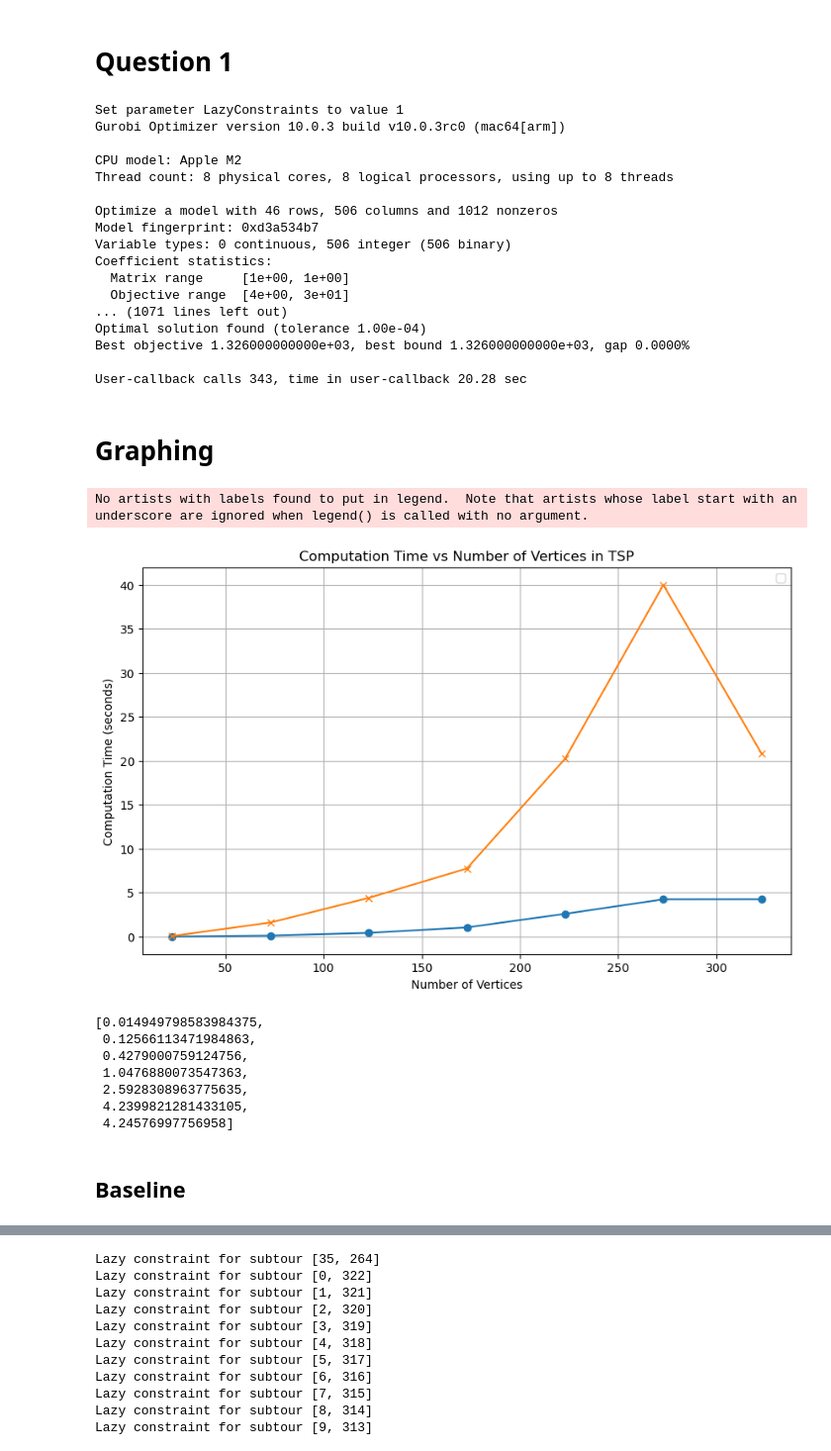
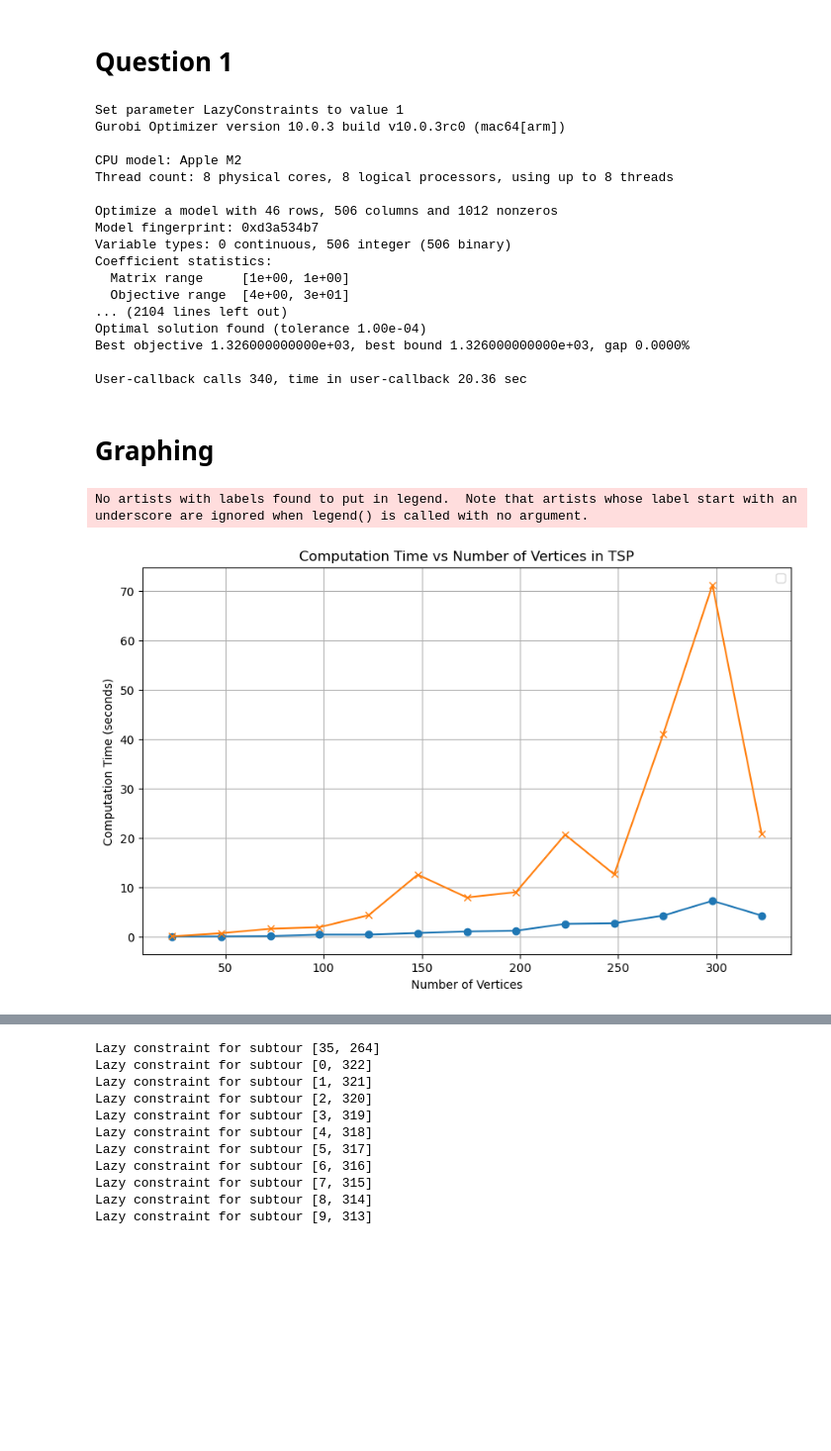
Before and after one commit to carlosperez1997/tsp_project, a Jupyter notebook: master file.ipynb, the cells around one changed output, grey strips where cells are left out. Shown at 99% size. Saved outputs shown, nothing was run; the diff lists cells and outputs as text; code cells hidden in the pictures; blank space fills up the shorter version.

```diff
--- a/master file.ipynb
+++ b/master file.ipynb
@@ -521,7 +522,9 @@ time_list_int = list()
 objective_list_int = list()
 time_list_frac = list()
 objective_list_frac = list()
-vertices_list = range(23, 324, 50)
+nrows_list_int = list()
+vertices_list = range(23, 324, 25)
+nrows_list_frac = list()
 
 for vert in vertices_list:
     filtered_vertices = vert
@@ -533,6 +536,7 @@ for vert in vertices_list:
 
     time_list_int.append(s_int._model.Runtime)
     objective_list_int.append(s_int._model.ObjVal)
+    nrows_list_int.append(s_int._model.NumConstrs)
 
     i_frac = TspInstance(n_vertices=filtered_vertices, cost=filtered_cost)
     s_frac = TspFractionalBCSolver(instance=i_frac, cardinality=None)
@@ -540,6 +544,7 @@ for vert in vertices_list:
 
     time_list_frac.append(s_frac._model.Runtime)
     objective_list_frac.append(s_frac._model.ObjVal)
+    nrows_list_frac.append(s_int._model.NumConstrs)
 # %% [output]
 Set parameter LazyConstraints to value 1
 Gurobi Optimizer version 10.0.3 build v10.0.3rc0 (mac64[arm])
@@ -553,33 +558,28 @@ Variable types: 0 continuous, 506 integer (506 binary)
 Coefficient statistics:
   Matrix range     [1e+00, 1e+00]
   Objective range  [4e+00, 3e+01]
-... (1071 lines left out)
+... (2104 lines left out)
 Optimal solution found (tolerance 1.00e-04)
 Best objective 1.326000000000e+03, best bound 1.326000000000e+03, gap 0.0000%
 
-User-callback calls 343, time in user-callback 20.28 sec
+User-callback calls 340, time in user-callback 20.36 sec
 # %% [markdown]
 # Graphing
 # %%
 # Plotting the graph
 plt.figure(figsize=(10, 6))
 plt.plot(vertices_list, time_list_int, marker='o')
 plt.plot(vertices_list, time_list_frac, marker='x')
 plt.xlabel('Number of Vertices')
 plt.ylabel('Computation Time (seconds)')
 plt.title('Computation Time vs Number of Vertices in TSP')
 plt.legend()
 plt.grid(True)
 plt.show()
+
+
+for i in range(len(objective_list_frac)):
+        assert objective_list_frac[i]==objective_list_int[i]
 # %% [output]
 No artists with labels found to put in legend.  Note that artists whose label start with an underscore are ignored when legend() is called with no argument.
-[figure, old version]
+[figure, new version]
-[0.014949798583984375,
- 0.12566113471984863,
- 0.4279000759124756,
- 1.0476880073547363,
- 2.5928308963775635,
- 4.2399821281433105,
- 4.24576997756958]
-# %% [markdown]
-## Baseline
```
Also changed, not shown: parts of 6 cells of this notebook.
